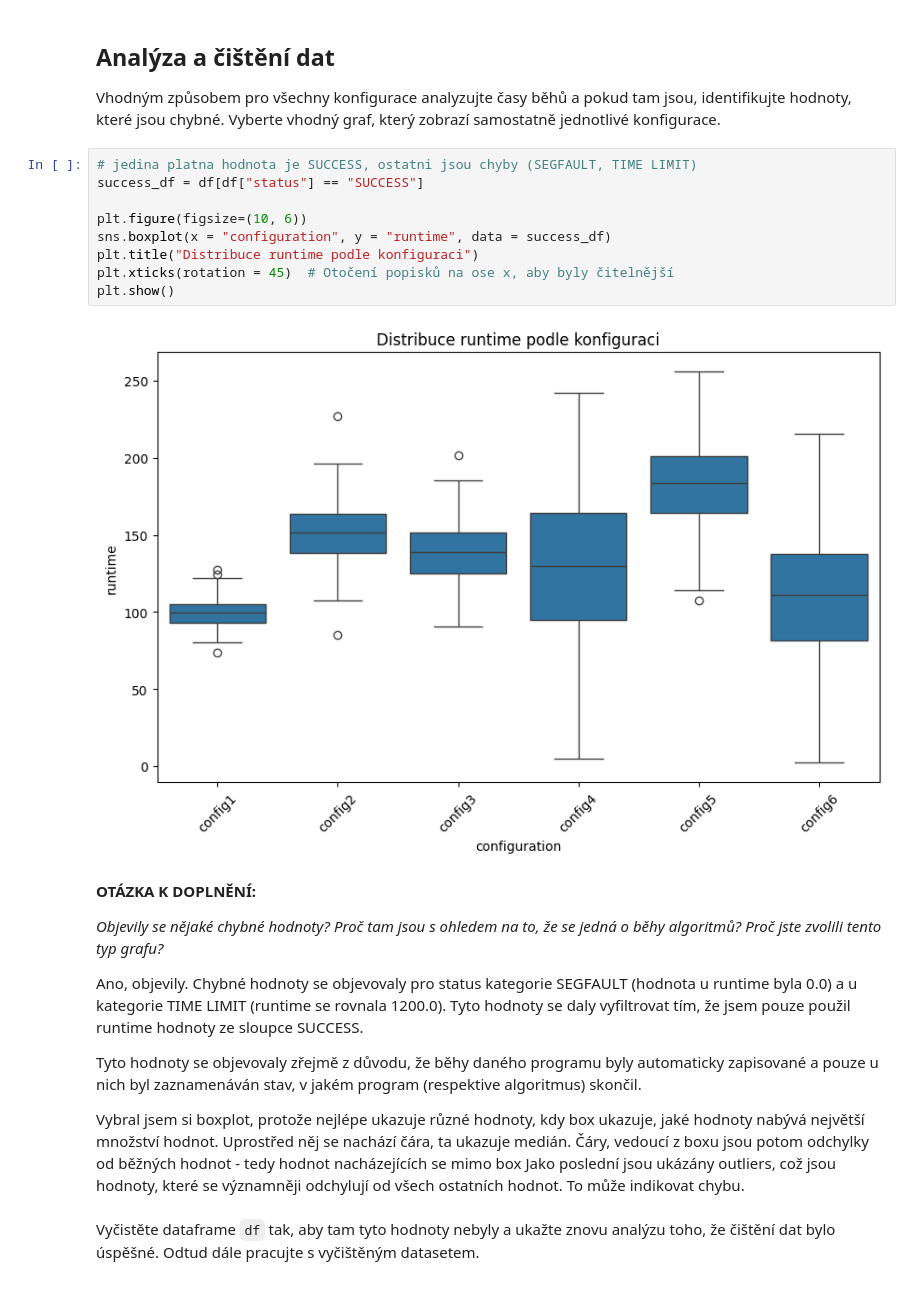
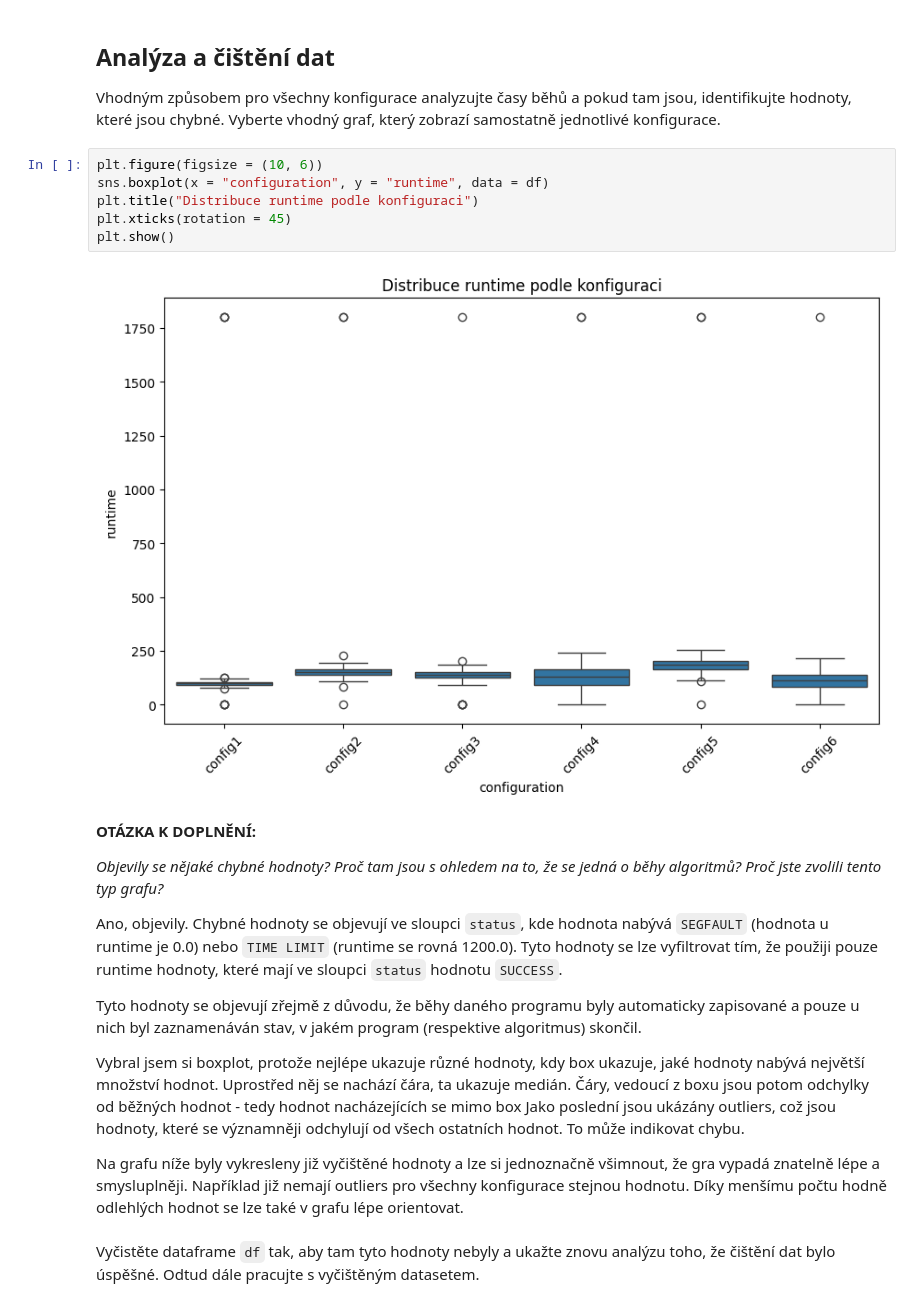
Before and after one commit to MOONYROS/VUT-MSP-projects, a Jupyter notebook: proj1/proj1.ipynb, the cells around one changed output. Drawn from its saved outputs; the diff is of its cells as text.

Commit message:
feat: data load and cleaning done.

```diff
--- a/proj1/proj1.ipynb
+++ b/proj1/proj1.ipynb
@@ -69,28 +83,27 @@ df
 ## Analýza a čištění dat
 Vhodným způsobem pro všechny konfigurace analyzujte časy běhů a pokud tam jsou, identifikujte hodnoty, které jsou chybné. Vyberte vhodný graf, který zobrazí samostatně jednotlivé konfigurace.
 # %%
-# jedina platna hodnota je SUCCESS, ostatni jsou chyby (SEGFAULT, TIME LIMIT)
-success_df = df[df["status"] == "SUCCESS"]
-
-plt.figure(figsize=(10, 6))
-sns.boxplot(x = "configuration", y = "runtime", data = success_df)
+plt.figure(figsize = (10, 6))
+sns.boxplot(x = "configuration", y = "runtime", data = df)
 plt.title("Distribuce runtime podle konfiguraci")
-plt.xticks(rotation = 45)  # Otočení popisků na ose x, aby byly čitelnější
+plt.xticks(rotation = 45)
 plt.show()
 # %% [output]
-[figure, old version]
+[figure, new version]
 # %% [markdown]
 __OTÁZKA K DOPLNĚNÍ:__
 
 _Objevily se nějaké chybné hodnoty? Proč tam jsou s ohledem na to, že se jedná o běhy algoritmů? Proč jste zvolili tento typ grafu?_
 
-Ano, objevily. Chybné hodnoty se objevovaly pro status kategorie SEGFAULT (hodnota u runtime byla 0.0) a u kategorie TIME LIMIT (runtime se rovnala 1200.0). Tyto hodnoty se daly vyfiltrovat tím, že jsem pouze použil runtime hodnoty ze sloupce SUCCESS.
+Ano, objevily. Chybné hodnoty se objevují ve sloupci `status`, kde hodnota nabývá `SEGFAULT` (hodnota u runtime je 0.0) nebo `TIME LIMIT` (runtime se rovná 1200.0). Tyto hodnoty se lze vyfiltrovat tím, že použiji pouze runtime hodnoty, které mají ve sloupci `status` hodnotu `SUCCESS`.
 
-Tyto hodnoty se objevovaly zřejmě z důvodu, že běhy daného programu byly automaticky zapisované a pouze u nich byl zaznamenáván stav, v jakém program (respektive algoritmus) skončil.
+Tyto hodnoty se objevují zřejmě z důvodu, že běhy daného programu byly automaticky zapisované a pouze u nich byl zaznamenáván stav, v jakém program (respektive algoritmus) skončil.
 
 Vybral jsem si boxplot, protože nejlépe ukazuje různé hodnoty, kdy box ukazuje, jaké hodnoty nabývá největší množství hodnot.
 Uprostřed něj se nachází čára, ta ukazuje medián.
 Čáry, vedoucí z boxu jsou potom odchylky od běžných hodnot - tedy hodnot nacházejících se mimo box
 Jako poslední jsou ukázány outliers, což jsou hodnoty, které se významněji odchylují od všech ostatních hodnot. To může indikovat chybu.
+
+Na grafu níže byly vykresleny již vyčištěné hodnoty a lze si jednoznačně všimnout, že gra vypadá znatelně lépe a smysluplněji. Například již nemají outliers pro všechny konfigurace stejnou hodnotu. Díky menšímu počtu hodně odlehlých hodnot se lze také v grafu lépe orientovat.
 # %% [markdown]
 Vyčistěte dataframe `df` tak, aby tam tyto hodnoty nebyly a ukažte znovu analýzu toho, že čištění dat bylo úspěšné. Odtud dále pracujte s vyčištěným datasetem.
```
Also changed, not shown: parts of 3 cells of this notebook.
